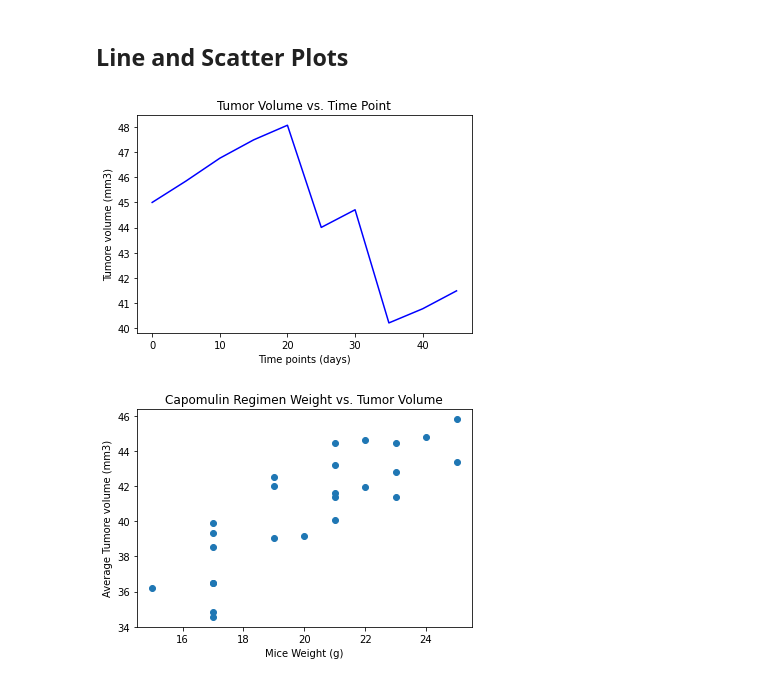
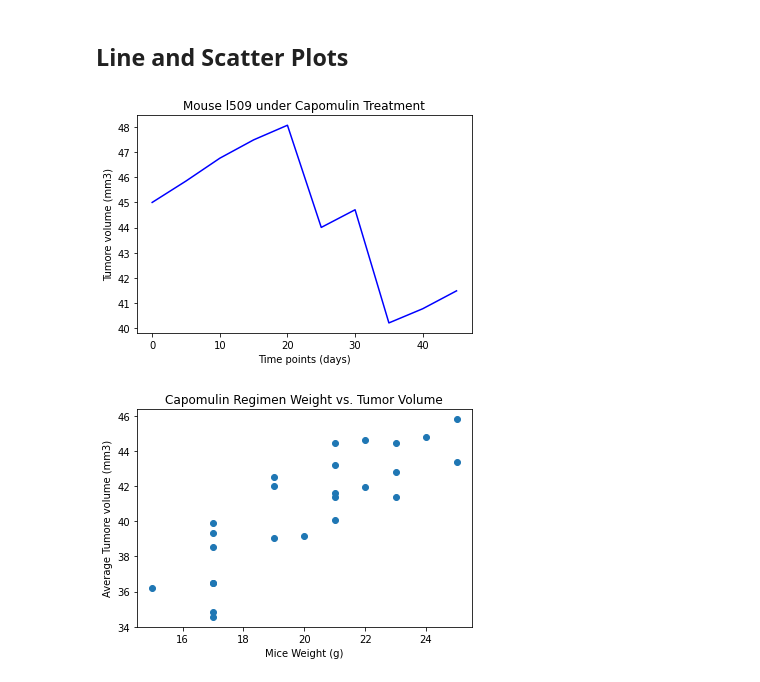
Before and after one commit to Yang111105/Matplotlib-challenge, a Jupyter notebook: pymaceuticals_starter.ipynb, the cells around one changed output. Saved outputs shown, nothing was run; the diff lists cells and outputs as text; code cells hidden in the pictures.

```diff
--- a/pymaceuticals_starter.ipynb
+++ b/pymaceuticals_starter.ipynb
@@ -249,15 +249,15 @@ plt.show()
 # %%
 # Generate a line plot of tumor volume vs. time point for a mouse treated with Capomulin
 select_mouse_id = 'l509'
 mouse_id_index = clean_data_df.set_index(['Mouse ID'])
 select_mouse_data = mouse_id_index.loc[select_mouse_id,['Timepoint','Tumor Volume (mm3)' ]]
 plt.plot(select_mouse_data['Timepoint'], select_mouse_data['Tumor Volume (mm3)'], color="blue")
-plt.title('Tumor Volume vs. Time Point')
+plt.title('Mouse l509 under Capomulin Treatment')
 plt.xlabel('Time points (days)')
 plt.ylabel('Tumore volume (mm3)')
 plt.show()
 # %% [output]
-[figure, old version]
+[figure, new version]
 # %%
 # Generate a scatter plot of average tumor volume vs. mouse weight for the Capomulin regimen
 capomulin_data = clean_data_df.loc[clean_data_df['Drug Regimen']=='Capomulin',:]
```
Also changed, not shown: parts of 3 cells of this notebook.
